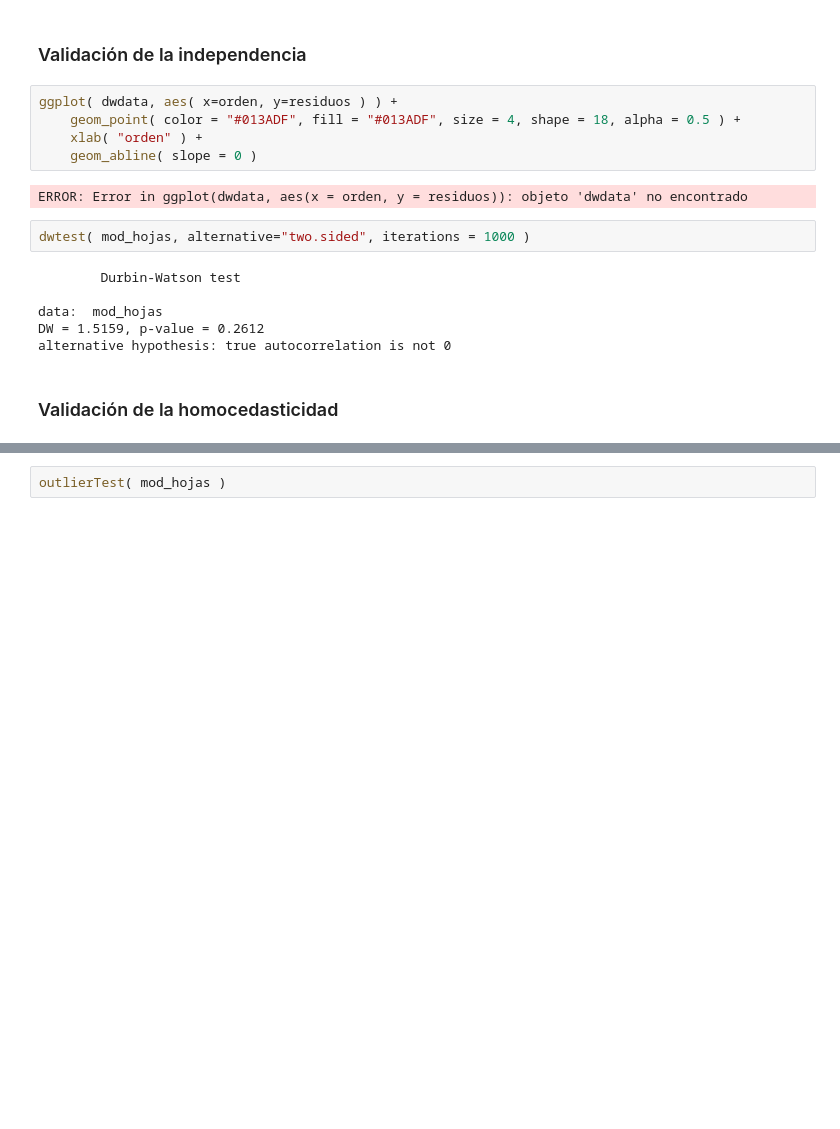
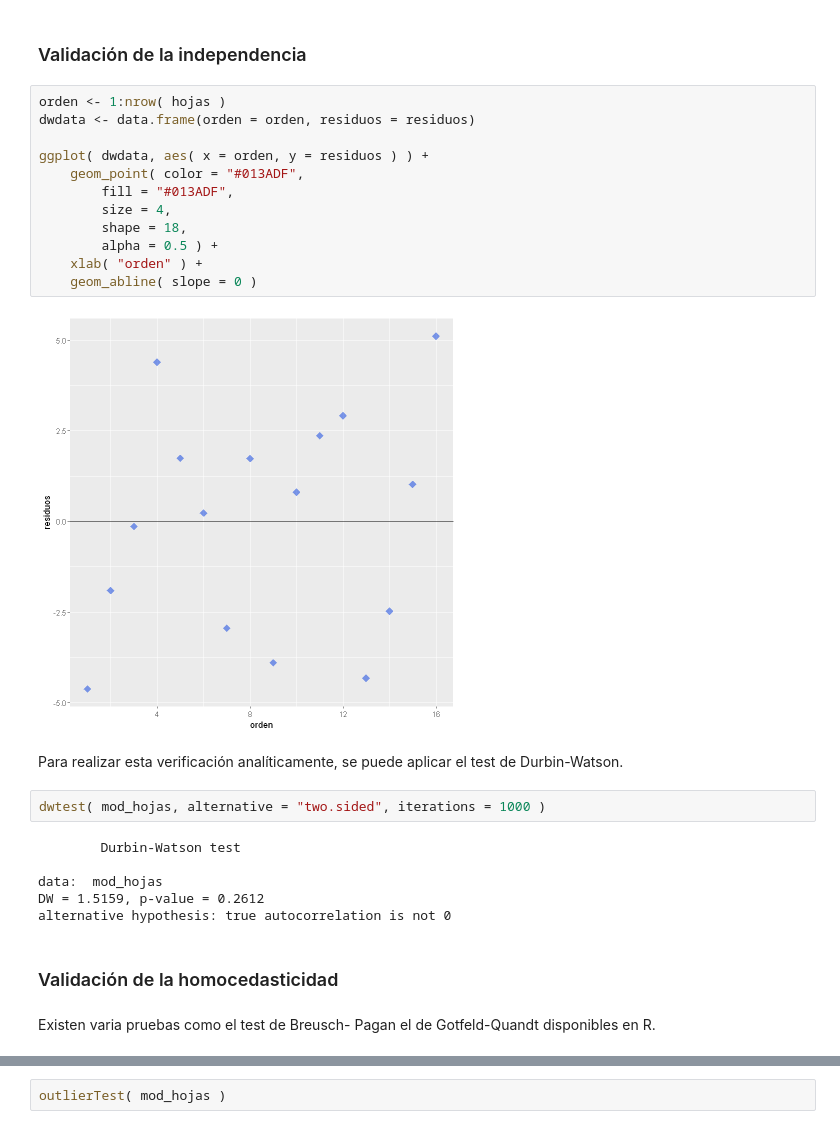
Before and after one commit to ferdcoz/mcd-reg-adv, a Jupyter notebook: RA_T_C2.ipynb, the cells around one changed output, grey strips where cells are left out. Saved outputs shown, nothing was run; the diff lists cells and outputs as text; blank space fills up the shorter version.

```diff
--- a/RA_T_C2.ipynb
+++ b/RA_T_C2.ipynb
@@ -63,14 +57,23 @@ qqPlot(residuos, pch=19,
 # %% [markdown]
 ### Validación de la independencia
 # %%
-ggplot( dwdata, aes( x=orden, y=residuos ) ) +
-    geom_point( color = "#013ADF", fill = "#013ADF", size = 4, shape = 18, alpha = 0.5 ) +
+orden <- 1:nrow( hojas )
+dwdata <- data.frame(orden = orden, residuos = residuos)
+
+ggplot( dwdata, aes( x = orden, y = residuos ) ) +
+    geom_point( color = "#013ADF",
+        fill = "#013ADF",
+        size = 4,
+        shape = 18,
+        alpha = 0.5 ) +
     xlab( "orden" ) +
     geom_abline( slope = 0 )
 # %% [output]
-ERROR: Error in ggplot(dwdata, aes(x = orden, y = residuos)): objeto 'dwdata' no encontrado
+[figure, added]
+# %% [markdown]
+Para realizar esta verificación analíticamente, se puede aplicar el test de Durbin-Watson.
 # %%
-dwtest( mod_hojas, alternative="two.sided", iterations = 1000 )
+dwtest( mod_hojas, alternative = "two.sided", iterations = 1000 )
 # %% [output]
         Durbin-Watson test
 
@@ -79,5 +82,7 @@ DW = 1.5159, p-value = 0.2612
 alternative hypothesis: true autocorrelation is not 0
 # %% [markdown]
 ### Validación de la homocedasticidad
+# %% [markdown]
+Existen varia pruebas como el test de Breusch- Pagan el de Gotfeld-Quandt disponibles en R.
 # %%
 bptest( mod_hojas )
```
Also changed, not shown: parts of 53 cells of this notebook, 1 other file.
